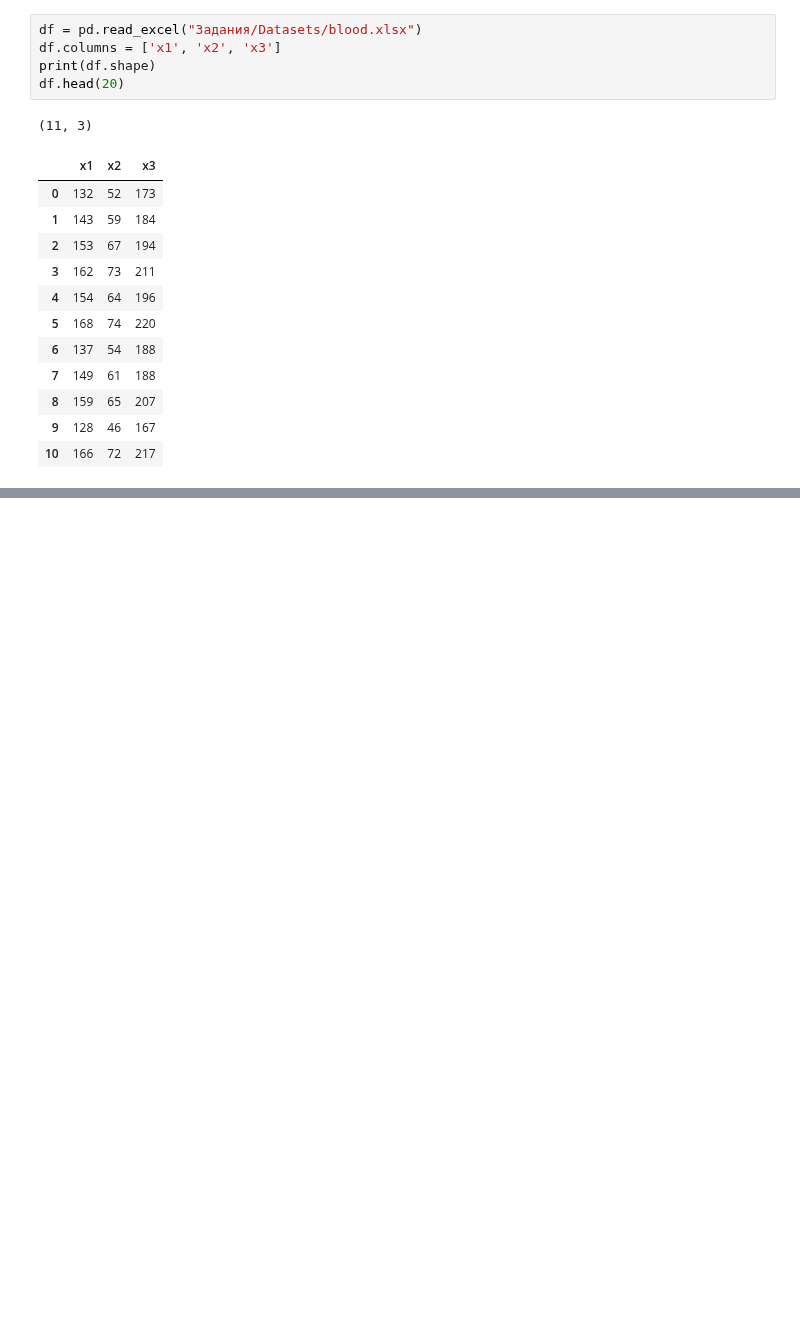
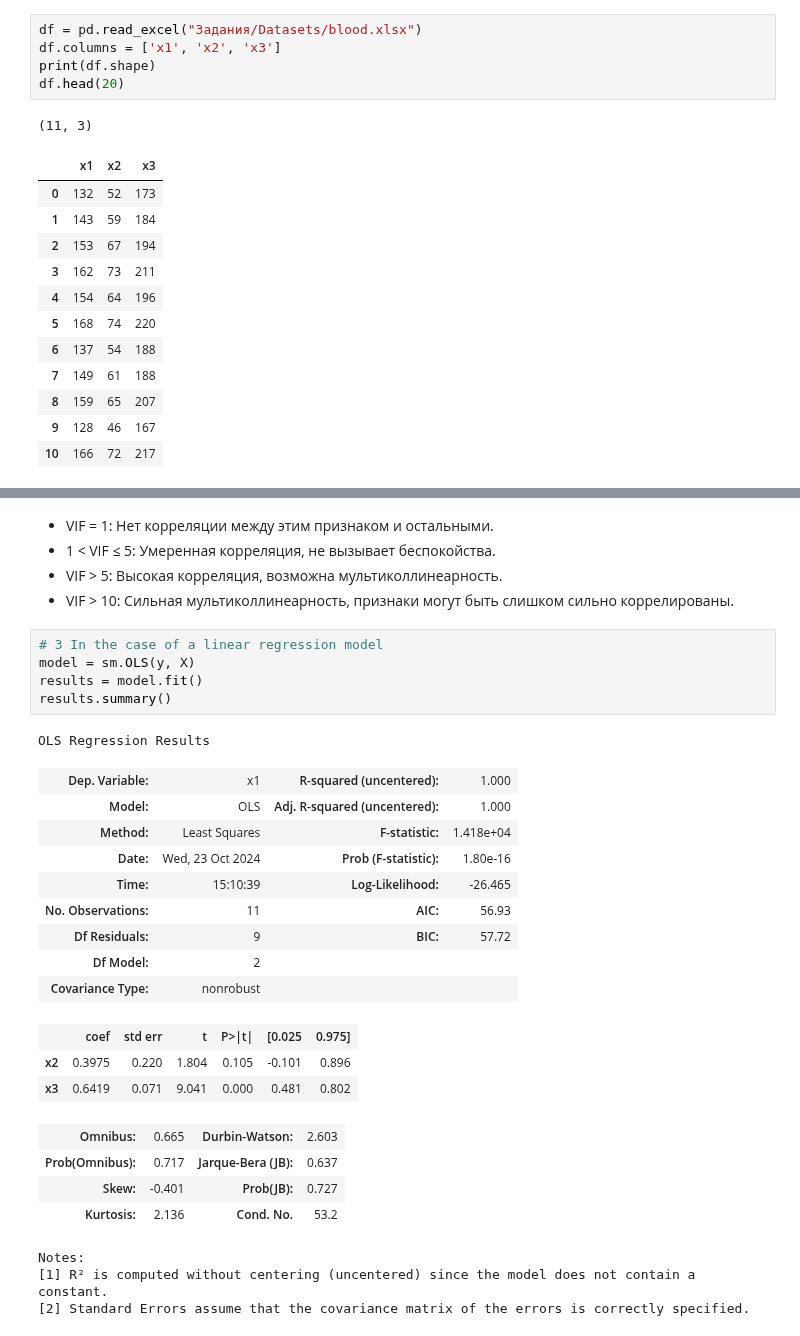
Before and after one commit to YukiTheKilla/math_statistics, a Jupyter notebook: Тема 6. Другие регрессионные модели (медианная, ридж, нелинейные модели)/main_blood.ipynb, the cells around one changed output, grey strips where cells are left out. Saved outputs shown, nothing was run; the diff lists cells and outputs as text; blank space fills up the shorter version.

```diff
--- a/Тема 6. Другие регрессионные модели (медианная, ридж, нелинейные модели)/main_blood.ipynb
+++ b/Тема 6. Другие регрессионные модели (медианная, ридж, нелинейные модели)/main_blood.ipynb
@@ -21,0 +103,31 @@ df.head(20)
+# %% [markdown]
+- VIF = 1: Нет корреляции между этим признаком и остальными.
+- 1 < VIF ≤ 5: Умеренная корреляция, не вызывает беспокойства.
+- VIF > 5: Высокая корреляция, возможна мультиколлинеарность.
+- VIF > 10: Сильная мультиколлинеарность, признаки могут быть слишком сильно коррелированы.
+# %%
+# 3 In the case of a linear regression model
+model = sm.OLS(y, X)
+results = model.fit()
+results.summary()
+# %% [output]
+OLS Regression Results
+| Dep. Variable: | x1 | R-squared (uncentered): | 1.000 |
+| Model: | OLS | Adj. R-squared (uncentered): | 1.000 |
+| Method: | Least Squares | F-statistic: | 1.418e+04 |
+| Date: | Wed, 23 Oct 2024 | Prob (F-statistic): | 1.80e-16 |
+| Time: | 15:10:39 | Log-Likelihood: | -26.465 |
+| No. Observations: | 11 | AIC: | 56.93 |
+| Df Residuals: | 9 | BIC: | 57.72 |
+| Df Model: | 2 |  |  |
+| Covariance Type: | nonrobust |  |  |
+|  | coef | std err | t | P>|t| | [0.025 | 0.975] |
+| x2 | 0.3975 | 0.220 | 1.804 | 0.105 | -0.101 | 0.896 |
+| x3 | 0.6419 | 0.071 | 9.041 | 0.000 | 0.481 | 0.802 |
+| Omnibus: | 0.665 | Durbin-Watson: | 2.603 |
+| Prob(Omnibus): | 0.717 | Jarque-Bera (JB): | 0.637 |
+| Skew: | -0.401 | Prob(JB): | 0.727 |
+| Kurtosis: | 2.136 | Cond. No. | 53.2 |
+Notes:
+[1] R² is computed without centering (uncentered) since the model does not contain a constant.
+[2] Standard Errors assume that the covariance matrix of the errors is correctly specified.
```
Also changed, not shown: parts of 11 cells of this notebook, 4 other files.
